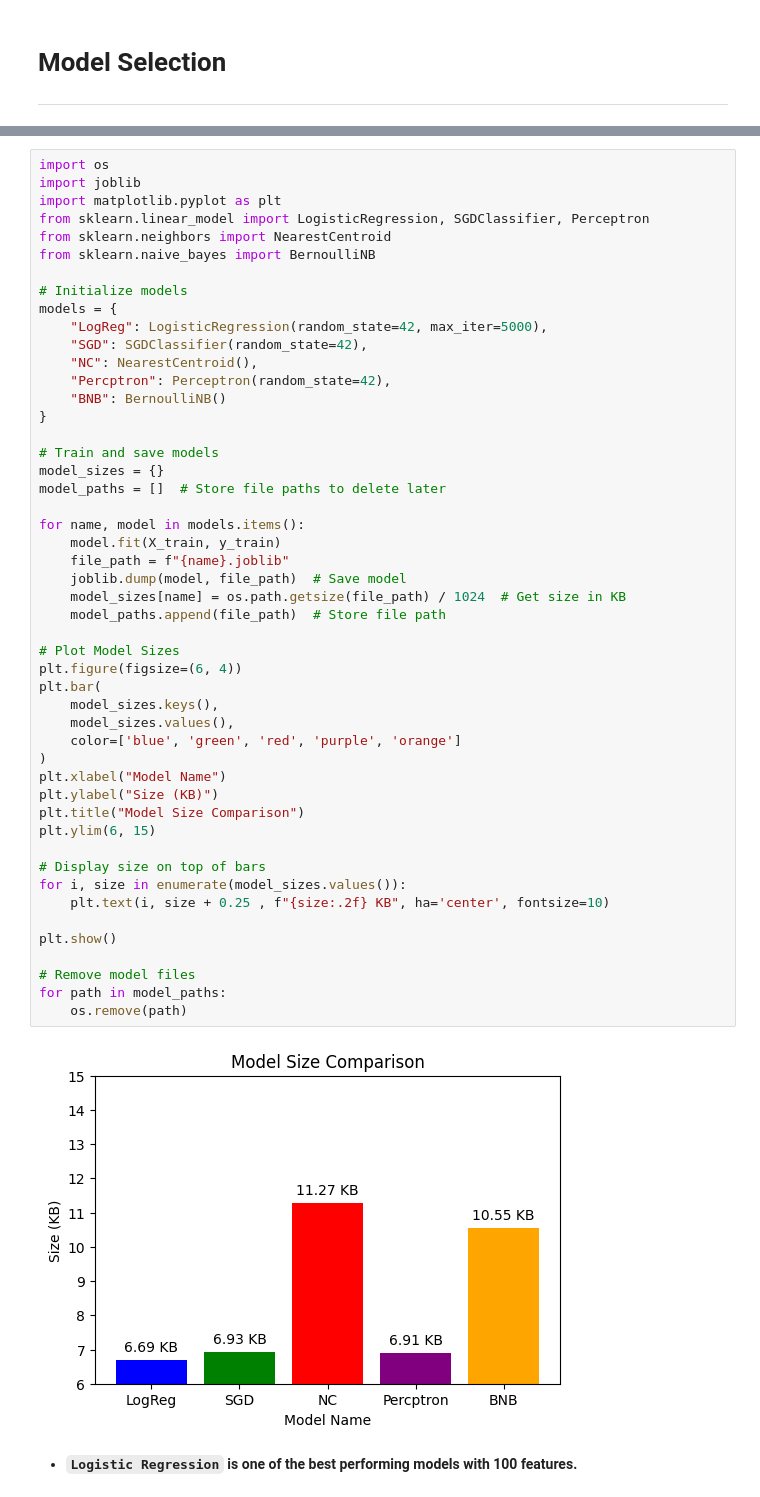
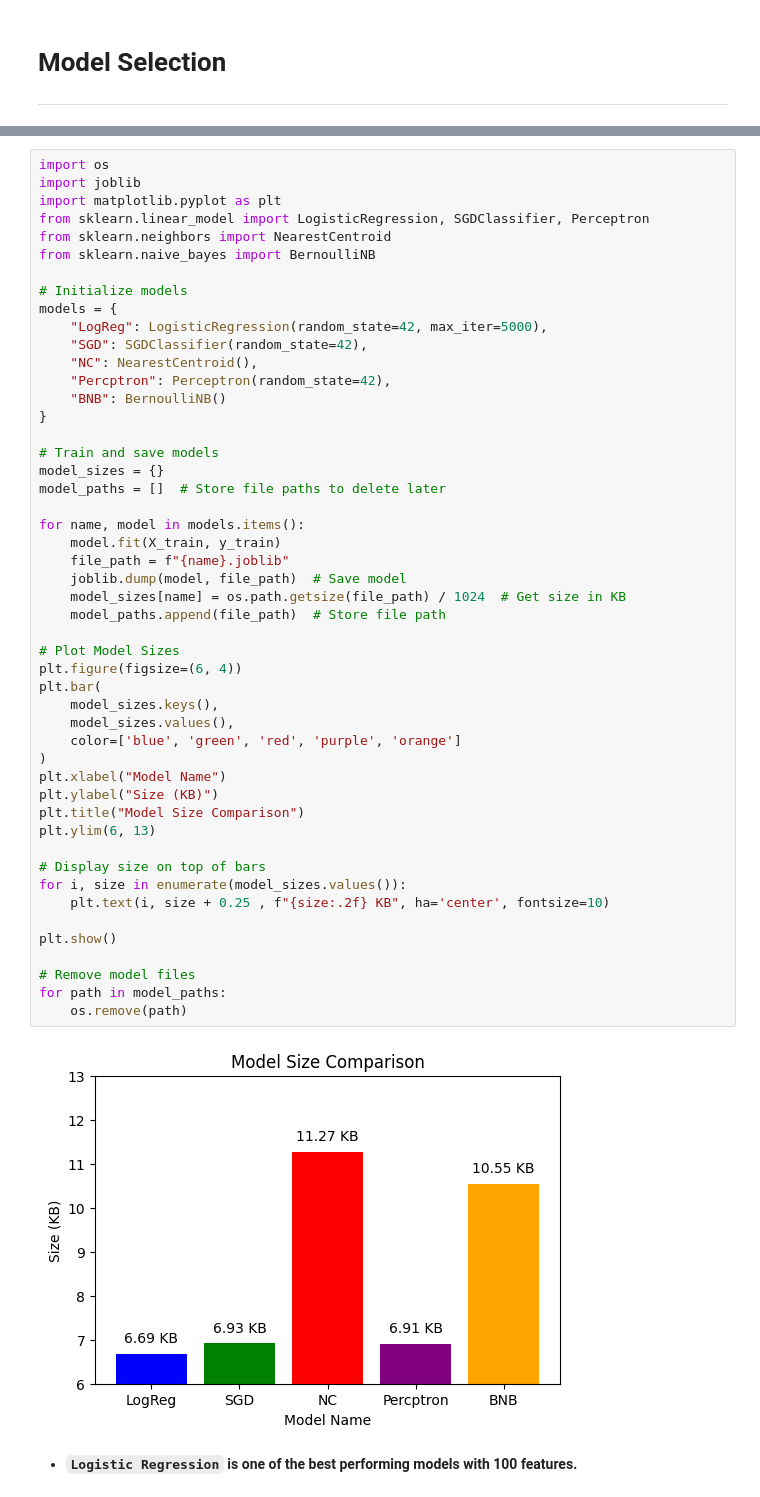
Before and after one commit to manjit-baishya-datascience/Optimizing-Cancer-Classification-for-Edge-Devices-Using-TinyML, a Jupyter notebook: Optimizing Cancer Classificationfor Edge Devices Using TinyML.ipynb, the cells around one changed output, grey strips where cells are left out. Saved outputs shown, nothing was run; the diff lists cells and outputs as text.

```diff
--- a/Cancer Prediction from RNA Sequence - TinyML.ipynb
+++ b/Optimizing Cancer Classificationfor Edge Devices Using TinyML.ipynb
@@ -297,35 +298,35 @@ model_sizes = {}
 model_paths = []  # Store file paths to delete later
 
 for name, model in models.items():
     model.fit(X_train, y_train)
     file_path = f"{name}.joblib"
     joblib.dump(model, file_path)  # Save model
     model_sizes[name] = os.path.getsize(file_path) / 1024  # Get size in KB
     model_paths.append(file_path)  # Store file path
 
 # Plot Model Sizes
 plt.figure(figsize=(6, 4))
 plt.bar(
     model_sizes.keys(),
     model_sizes.values(),
     color=['blue', 'green', 'red', 'purple', 'orange']
 )
 plt.xlabel("Model Name")
 plt.ylabel("Size (KB)")
 plt.title("Model Size Comparison")
-plt.ylim(6, 15)
+plt.ylim(6, 13)
 
 # Display size on top of bars
 for i, size in enumerate(model_sizes.values()):
     plt.text(i, size + 0.25 , f"{size:.2f} KB", ha='center', fontsize=10)
 
 plt.show()
 
 # Remove model files
 for path in model_paths:
     os.remove(path)
 # %% [output]
-[figure, old version]
+[figure, new version]
 # %% [markdown]
 - **`Logistic Regression` is one of the best performing models with 100 features.**
 # %%
```
Also changed, not shown: parts of 3 cells of this notebook.
